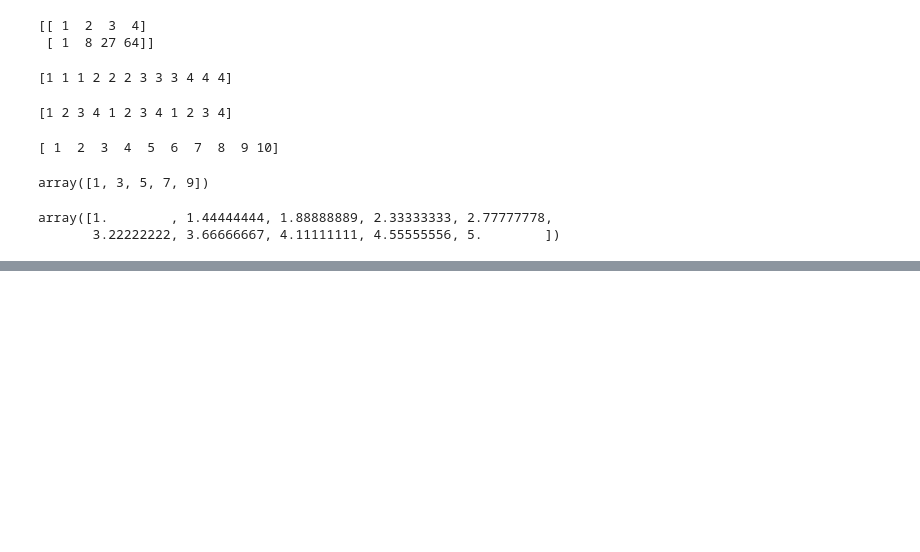
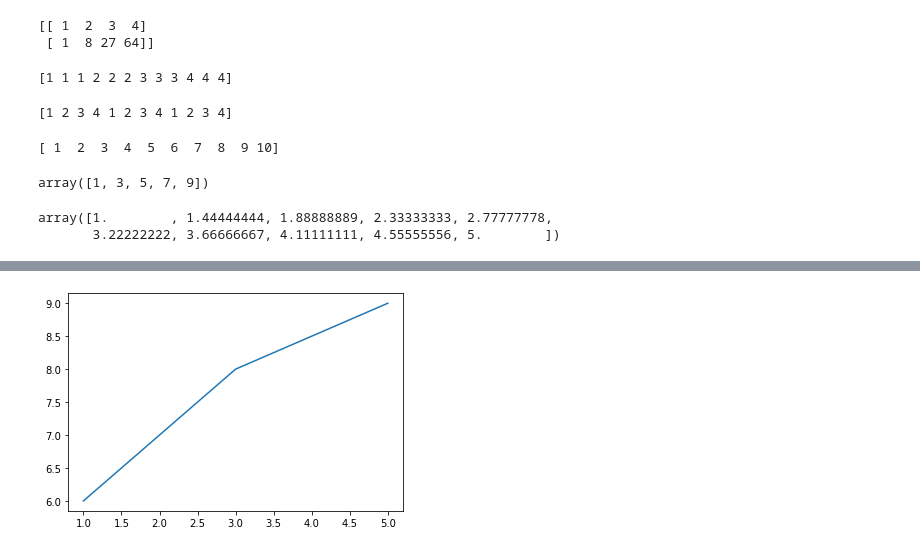
Before and after one commit to Ramyayarru19/python_programming, a Jupyter notebook: 20-Apr_2021.ipynb, the cells around one changed output, grey strips where cells are left out. Saved outputs shown, nothing was run; the diff lists cells and outputs as text; code cells hidden in the pictures; blank space fills up the shorter version.

```diff
--- a/20-Apr_2021.ipynb
+++ b/20-Apr_2021.ipynb
@@ -267,0 +519,7 @@ array([1.        , 1.44444444, 1.88888889, 2.33333333, 2.77777778,
+# %%
+#line Graph
+from matplotlib import pyplot as plt
+plt.plot([1,2,3,5],[6,7,8,9])
+plt.show()
+# %% [output]
+[figure, added]
```
Also changed, not shown: parts of 42 cells of this notebook, 2 other files.
